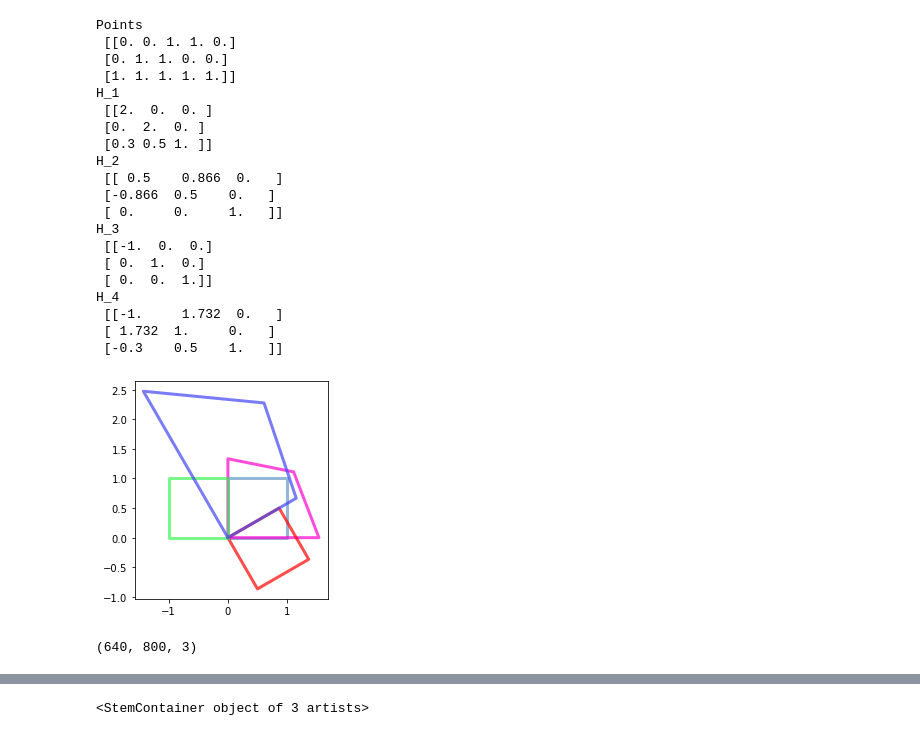
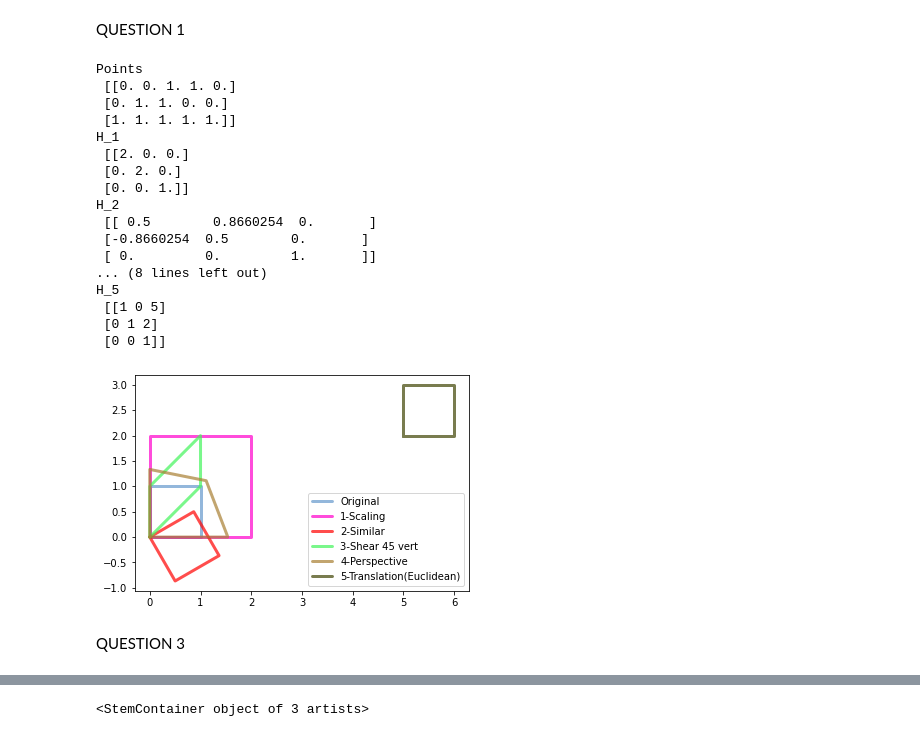
Before and after one commit to ransaraw98/cv_assignments, a Jupyter notebook: assignment_2.ipynb, the cells around one changed output, grey strips where cells are left out. Drawn from its saved outputs; the diff is of its cells as text; code cells hidden in the pictures.

Commit message:
added 1-4 version assign2.ipynb, 2nd question using loop, more 2d transforms

```diff
--- a/assignment_2.ipynb
+++ b/assignment_2.ipynb
@@ -6,3 +7,5 @@ import cv2 as cv
+# %% [markdown]
+QUESTION 1
 # %%
 
 # points a, b and, c
@@ -25,8 +28,8 @@ ax.set_aspect('equal')
 H_1 = np.identity(3)
 H_1[0,0] = 2
 H_1[1,1] = 2
-H_1[2, 0] = 0.3
-H_1[2, 1] = 0.5
+H_1[2, 0] = 0
+H_1[2, 1] = 0
 print("H_1 \n",H_1)
 Pt_1 = np.matmul(H_1, P)
 Pt_1 = Pt_1/Pt_1[-1, :]  #Converting to inhomogeneous coordinates
@@ -48,57 +51,75 @@ xt_2 = Pt_2[0, :]
 yt_2 = Pt_2[1, :]
 ax.plot(xt_2, yt_2, color='#ff0100', alpha=0.7,linewidth=3, solid_capstyle='round', zorder=2)
 ax.set_aspect('equal')
 
 
 #third transformation
-H_3 = np.array(([-1,0,0], [0,1,0], [0., 0., 1.]))
+#H_3 = np.array(([-1,0,0], [0,1,0], [0., 0., 1.]))
+#print("H_3 \n",H_3)
+#Pt_3 = np.matmul(H_3,P)
+#Pt_3 = Pt_3/Pt_3[-1, :]
+#Pt_3 = np.insert(Pt_3,4,Pt_3[:,0],axis=1)
+#xt_3 = Pt_3[0, :]
+#yt_3 = Pt_3[1, :]
+#ax.plot(xt_3, yt_3, color='#42f55a', alpha=0.7,linewidth=3, solid_capstyle='round', zorder=2)
+#ax.set_aspect('equal')
+
+H_3 = np.array(([1,0,0], [1,1,0], [0., 0., 1.]))
 print("H_3 \n",H_3)
 Pt_3 = np.matmul(H_3,P)
 Pt_3 = Pt_3/Pt_3[-1, :]
 Pt_3 = np.insert(Pt_3,4,Pt_3[:,0],axis=1)
 xt_3 = Pt_3[0, :]
 yt_3 = Pt_3[1, :]
 ax.plot(xt_3, yt_3, color='#42f55a', alpha=0.7,linewidth=3, solid_capstyle='round', zorder=2)
 ax.set_aspect('equal')
 
-
-#fourth transformation
-H_4 = np.matmul(H_2,np.matmul(H_1,H_3))
+H_4 = np.identity(3)
+H_4[0,0] = 2
+H_4[1,1] = 2
+H_4[2, 0] = 0.3
+H_4[2, 1] = 0.5
 print("H_4 \n",H_4)
 Pt_4 = np.matmul(H_4,P)
 Pt_4 = Pt_4/Pt_4[-1, :]
 Pt_4 = np.insert(Pt_4,4,Pt_4[:,0],axis=1)
 xt_4 = Pt_4[0, :]
 yt_4 = Pt_4[1, :]
-ax.plot(xt_4, yt_4, color='#4245f5', alpha=0.7,linewidth=3, solid_capstyle='round', zorder=2)
+ax.plot(xt_4, yt_4, color='#a87f32', alpha=0.7,linewidth=3, solid_capstyle='round', zorder=2)
+ax.set_aspect('equal')
+#fourth transformation
+H_5 = np.array([[1,0,5],[0,1,2],[0,0,1]])
+print("H_5 \n",H_5)
+Pt_5 = np.matmul(H_5,P)
+Pt_5 = Pt_5/Pt_5[-1, :]
+Pt_5 = np.insert(Pt_5,4,Pt_5[:,0],axis=1)
+xt_5 = Pt_5[0, :]
+yt_5 = Pt_5[1, :]
+ax.plot(xt_5, yt_5, color='#404505', alpha=0.7,linewidth=3, solid_capstyle='round', zorder=2)
+plt.legend(['Original','1-Scaling','2-Similar','3-Shear 45 vert','4-Perspective','5-Translation(Euclidean)'],loc='lower right')
 ax.set_aspect('equal')
 plt.show()
 # %% [output]
 Points
  [[0. 0. 1. 1. 0.]
  [0. 1. 1. 0. 0.]
  [1. 1. 1. 1. 1.]]
 H_1
- [[2.  0.  0. ]
- [0.  2.  0. ]
- [0.3 0.5 1. ]]
+ [[2. 0. 0.]
+ [0. 2. 0.]
+ [0. 0. 1.]]
 H_2
- [[ 0.5    0.866  0.   ]
- [-0.866  0.5    0.   ]
- [ 0.     0.     1.   ]]
-H_3
- [[-1.  0.  0.]
- [ 0.  1.  0.]
- [ 0.  0.  1.]]
-H_4
- [[-1.     1.732  0.   ]
- [ 1.732  1.     0.   ]
- [-0.3    0.5    1.   ]]
+ [[ 0.5        0.8660254  0.       ]
+ [-0.8660254  0.5        0.       ]
+ [ 0.         0.         1.       ]]
+... (8 lines left out)
+H_5
+ [[1 0 5]
+ [0 1 2]
+ [0 0 1]]
-[figure, old version]
+[figure, new version]
-# %%
-im1.shape
-# %% [output]
-(640, 800, 3)
+# %% [markdown]
+QUESTION 3
 # %%
 N = 5
 global n
```
Also changed, not shown: parts of 21 cells of this notebook, 14 other files.
